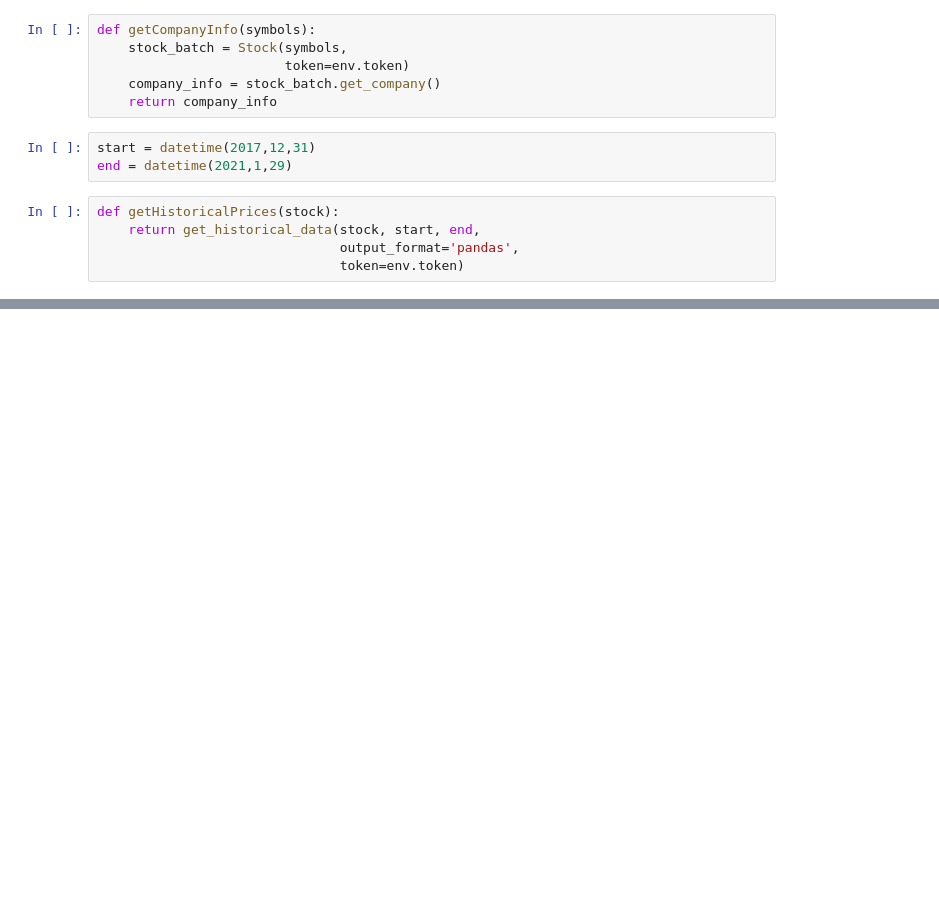
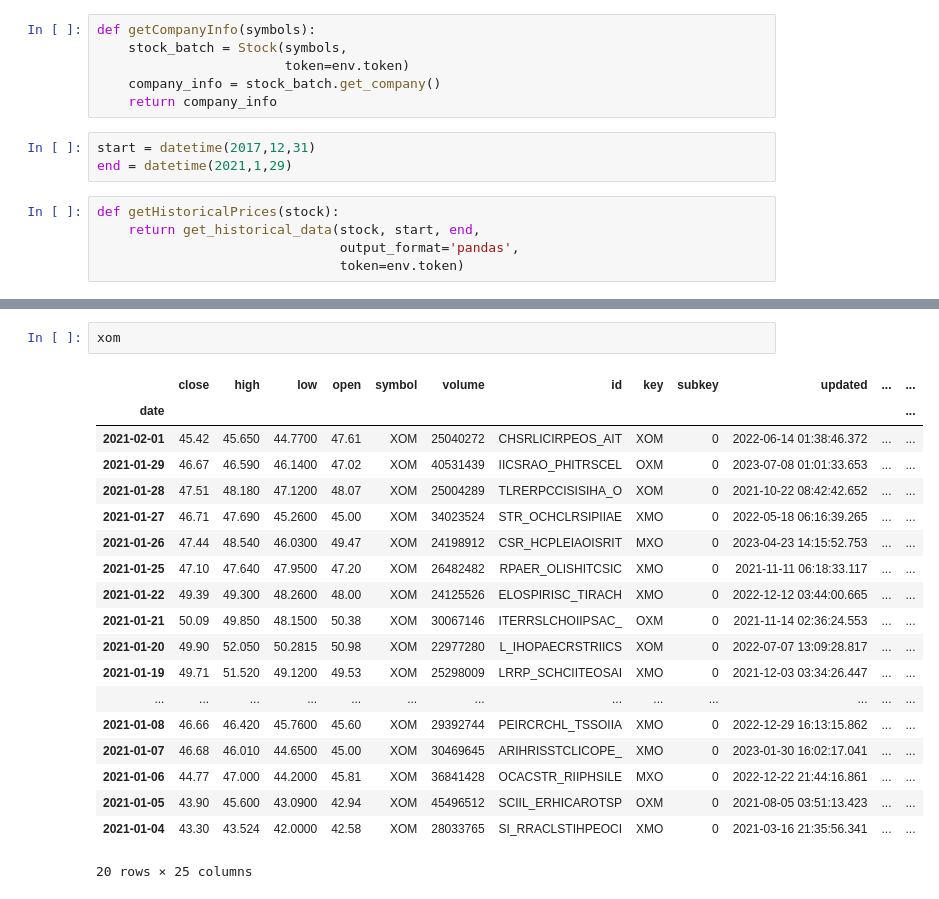
Before and after one commit to george887/IEX_API, a Jupyter notebook: IEX.ipynb, the cells around one changed output, grey strips where cells are left out. Cells and saved outputs as stored; diff of their text form; blank space fills up the shorter version.

```diff
--- a/IEX.ipynb
+++ b/IEX.ipynb
@@ -96,0 +78,22 @@ plt.show()
+# %%
+xom
+# %% [output]
+|  | close | high | low | open | symbol | volume | id | key | subkey | updated | ... | ... |
+| date |  |  |  |  |  |  |  |  |  |  |  | ... |
+| 2021-02-01 | 45.42 | 45.650 | 44.7700 | 47.61 | XOM | 25040272 | CHSRLICIRPEOS_AIT | XOM | 0 | 2022-06-14 01:38:46.372 | ... | ... |
+| 2021-01-29 | 46.67 | 46.590 | 46.1400 | 47.02 | XOM | 40531439 | IICSRAO_PHITRSCEL | OXM | 0 | 2023-07-08 01:01:33.653 | ... | ... |
+| 2021-01-28 | 47.51 | 48.180 | 47.1200 | 48.07 | XOM | 25004289 | TLRERPCCISISIHA_O | XOM | 0 | 2021-10-22 08:42:42.652 | ... | ... |
+| 2021-01-27 | 46.71 | 47.690 | 45.2600 | 45.00 | XOM | 34023524 | STR_OCHCLRSIPIIAE | XMO | 0 | 2022-05-18 06:16:39.265 | ... | ... |
+| 2021-01-26 | 47.44 | 48.540 | 46.0300 | 49.47 | XOM | 24198912 | CSR_HCPLEIAOISRIT | MXO | 0 | 2023-04-23 14:15:52.753 | ... | ... |
+| 2021-01-25 | 47.10 | 47.640 | 47.9500 | 47.20 | XOM | 26482482 | RPAER_OLISHITCSIC | XMO | 0 | 2021-11-11 06:18:33.117 | ... | ... |
+| 2021-01-22 | 49.39 | 49.300 | 48.2600 | 48.00 | XOM | 24125526 | ELOSPIRISC_TIRACH | XMO | 0 | 2022-12-12 03:44:00.665 | ... | ... |
+| 2021-01-21 | 50.09 | 49.850 | 48.1500 | 50.38 | XOM | 30067146 | ITERRSLCHOIIPSAC_ | OXM | 0 | 2021-11-14 02:36:24.553 | ... | ... |
+| 2021-01-20 | 49.90 | 52.050 | 50.2815 | 50.98 | XOM | 22977280 | L_IHOPAECRSTRIICS | XOM | 0 | 2022-07-07 13:09:28.817 | ... | ... |
+| 2021-01-19 | 49.71 | 51.520 | 49.1200 | 49.53 | XOM | 25298009 | LRRP_SCHCIITEOSAI | XMO | 0 | 2021-12-03 03:34:26.447 | ... | ... |
+| ... | ... | ... | ... | ... | ... | ... | ... | ... | ... | ... | ... | ... |
+| 2021-01-08 | 46.66 | 46.420 | 45.7600 | 45.60 | XOM | 29392744 | PEIRCRCHL_TSSOIIA | XMO | 0 | 2022-12-29 16:13:15.862 | ... | ... |
+| 2021-01-07 | 46.68 | 46.010 | 44.6500 | 45.00 | XOM | 30469645 | ARIHRISSTCLICOPE_ | XMO | 0 | 2023-01-30 16:02:17.041 | ... | ... |
+| 2021-01-06 | 44.77 | 47.000 | 44.2000 | 45.81 | XOM | 36841428 | OCACSTR_RIIPHSILE | MXO | 0 | 2022-12-22 21:44:16.861 | ... | ... |
+| 2021-01-05 | 43.90 | 45.600 | 43.0900 | 42.94 | XOM | 45496512 | SCIIL_ERHICAROTSP | OXM | 0 | 2021-08-05 03:51:13.423 | ... | ... |
+| 2021-01-04 | 43.30 | 43.524 | 42.0000 | 42.58 | XOM | 28033765 | SI_RRACLSTIHPEOCI | XMO | 0 | 2021-03-16 21:35:56.341 | ... | ... |
+20 rows × 25 columns
```
Also changed, not shown: parts of 20 cells of this notebook.
